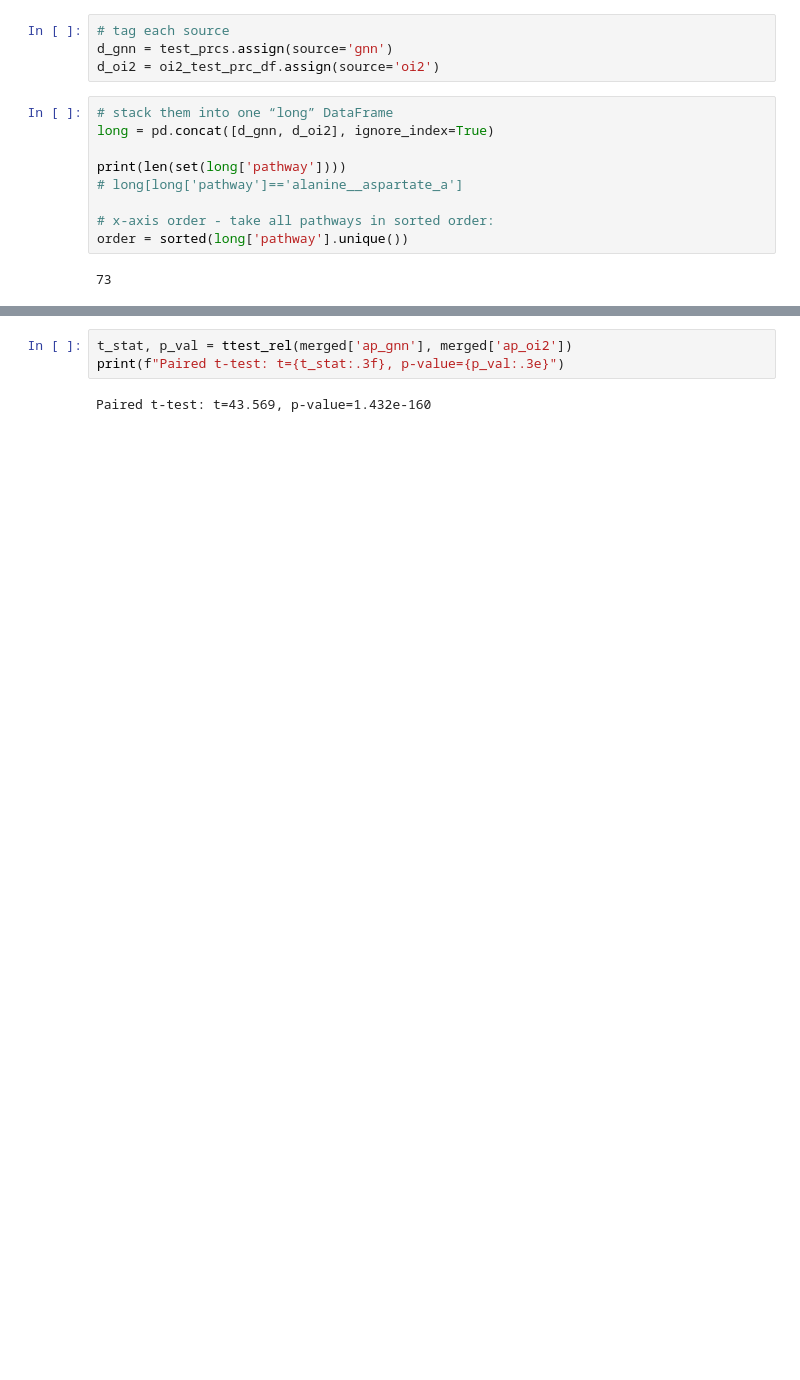
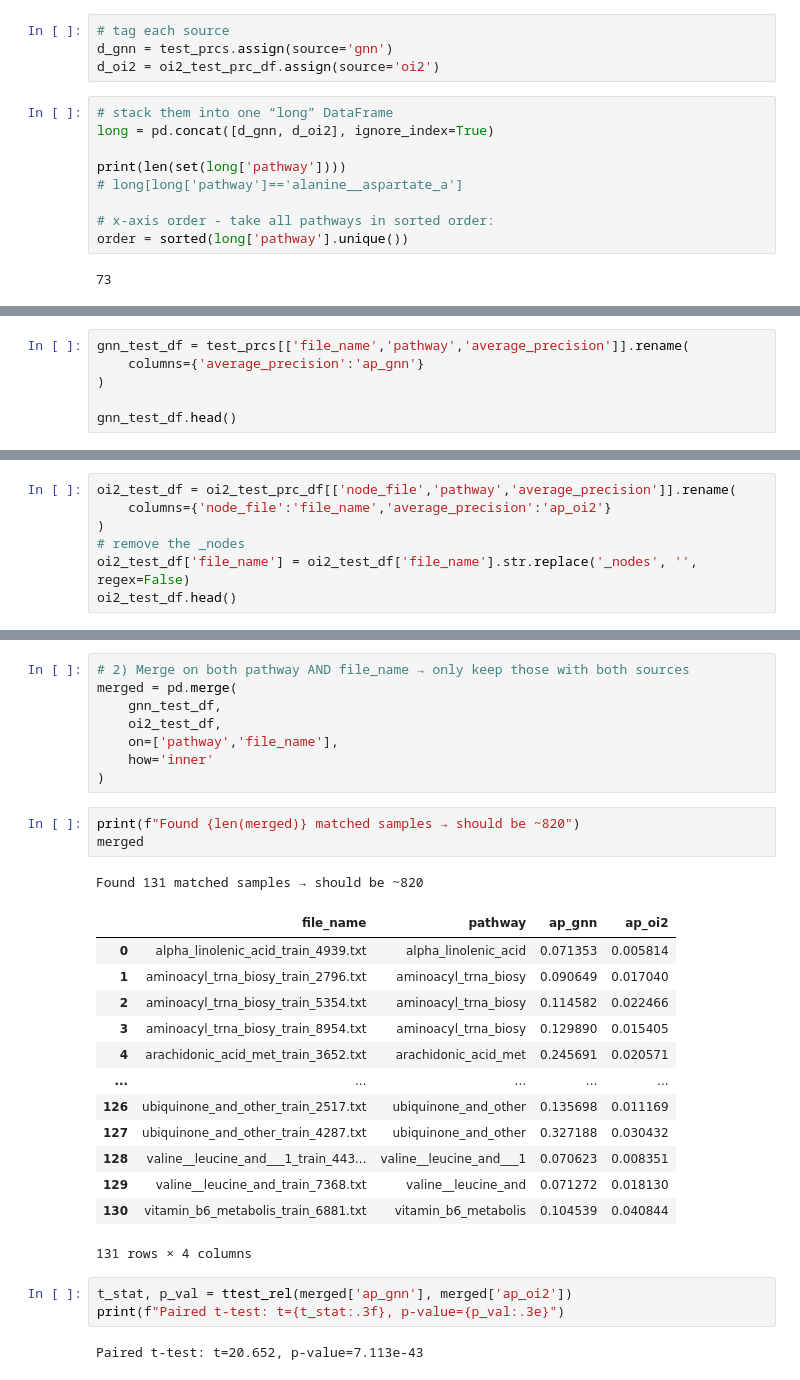
Before and after one commit to sumedhars/csc7901-ml-capstone, a Jupyter notebook: z-code-evaluation/compare_gnn_oi2.ipynb, the cells around one changed output, grey strips where cells are left out. Drawn from its saved outputs; the diff is of its cells as text; blank space fills up the shorter version.

Commit message:
adding test split t-test

```diff
--- a/z-code-evaluation/compare_gnn_oi2.ipynb
+++ b/z-code-evaluation/compare_gnn_oi2.ipynb
@@ -198,0 +199,6 @@ plt.show()
+# %%
+gnn_test_df = test_prcs[['file_name','pathway','average_precision']].rename(
+    columns={'average_precision':'ap_gnn'}
+)
+
+gnn_test_df.head()
@@ -198,0 +212,7 @@ plt.show()
+# %%
+oi2_test_df = oi2_test_prc_df[['node_file','pathway','average_precision']].rename(
+    columns={'node_file':'file_name','average_precision':'ap_oi2'}
+)
+# remove the _nodes
+oi2_test_df['file_name'] = oi2_test_df['file_name'].str.replace('_nodes', '', regex=False)
+oi2_test_df.head()
@@ -199,5 +226,31 @@ plt.show()
+# %%
+# 2) Merge on both pathway AND file_name → only keep those with both sources
+merged = pd.merge(
+    gnn_test_df,
+    oi2_test_df,
+    on=['pathway','file_name'],
+    how='inner'
+)
+# %%
+print(f"Found {len(merged)} matched samples → should be ~820")
+merged
+# %% [output]
+Found 131 matched samples → should be ~820
+|  | file_name | pathway | ap_gnn | ap_oi2 |
+| 0 | alpha_linolenic_acid_train_4939.txt | alpha_linolenic_acid | 0.071353 | 0.005814 |
+| 1 | aminoacyl_trna_biosy_train_2796.txt | aminoacyl_trna_biosy | 0.090649 | 0.017040 |
+| 2 | aminoacyl_trna_biosy_train_5354.txt | aminoacyl_trna_biosy | 0.114582 | 0.022466 |
+| 3 | aminoacyl_trna_biosy_train_8954.txt | aminoacyl_trna_biosy | 0.129890 | 0.015405 |
+| 4 | arachidonic_acid_met_train_3652.txt | arachidonic_acid_met | 0.245691 | 0.020571 |
+| ... | ... | ... | ... | ... |
+| 126 | ubiquinone_and_other_train_2517.txt | ubiquinone_and_other | 0.135698 | 0.011169 |
+| 127 | ubiquinone_and_other_train_4287.txt | ubiquinone_and_other | 0.327188 | 0.030432 |
+| 128 | valine__leucine_and___1_train_443... | valine__leucine_and___1 | 0.070623 | 0.008351 |
+| 129 | valine__leucine_and_train_7368.txt | valine__leucine_and | 0.071272 | 0.018130 |
+| 130 | vitamin_b6_metabolis_train_6881.txt | vitamin_b6_metabolis | 0.104539 | 0.040844 |
+131 rows × 4 columns
 # %%
 t_stat, p_val = ttest_rel(merged['ap_gnn'], merged['ap_oi2'])
 print(f"Paired t-test: t={t_stat:.3f}, p-value={p_val:.3e}")
 # %% [output]
-Paired t-test: t=43.569, p-value=1.432e-160
+Paired t-test: t=20.652, p-value=7.113e-43
```
Also changed, not shown: parts of 10 cells of this notebook.
